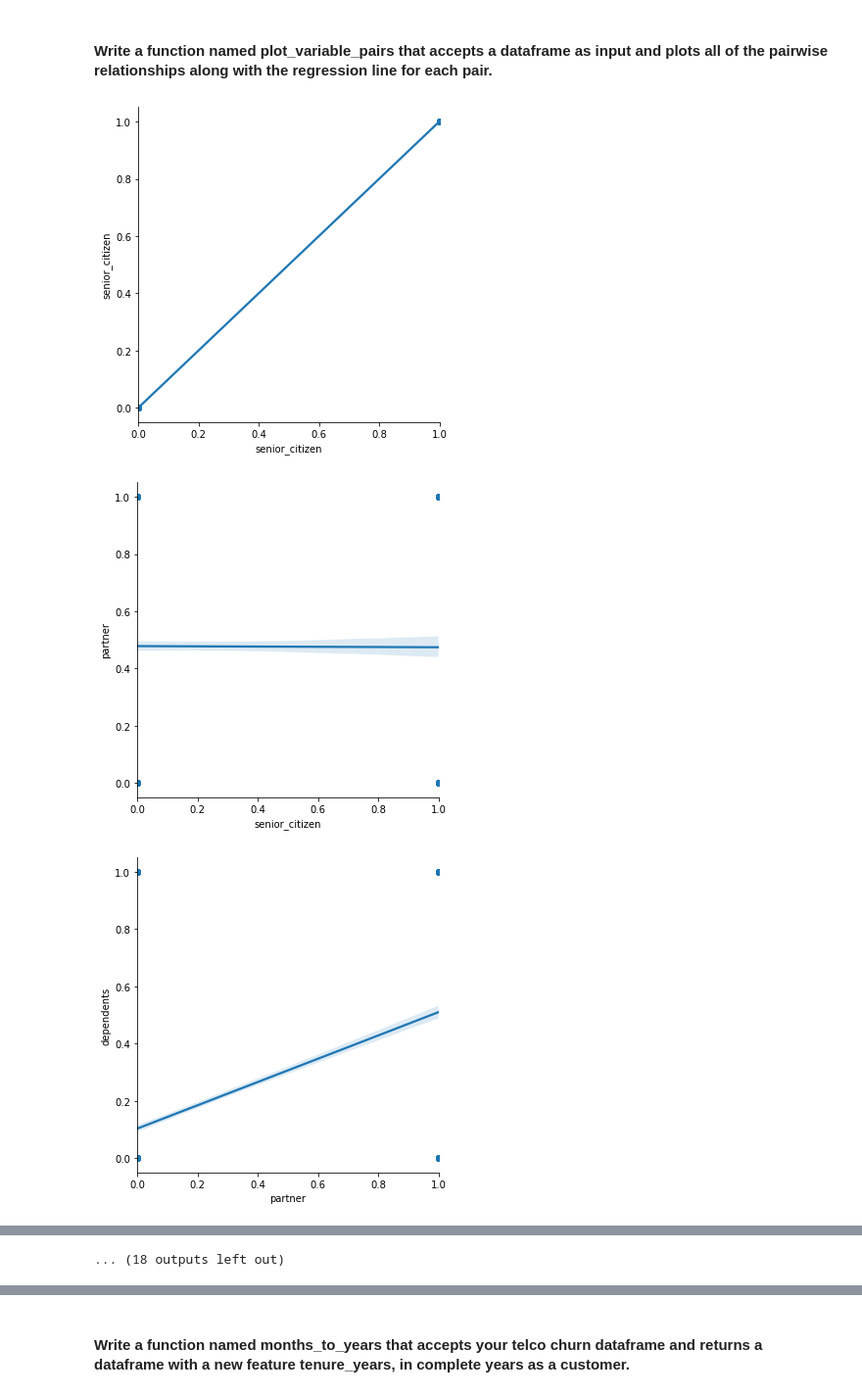
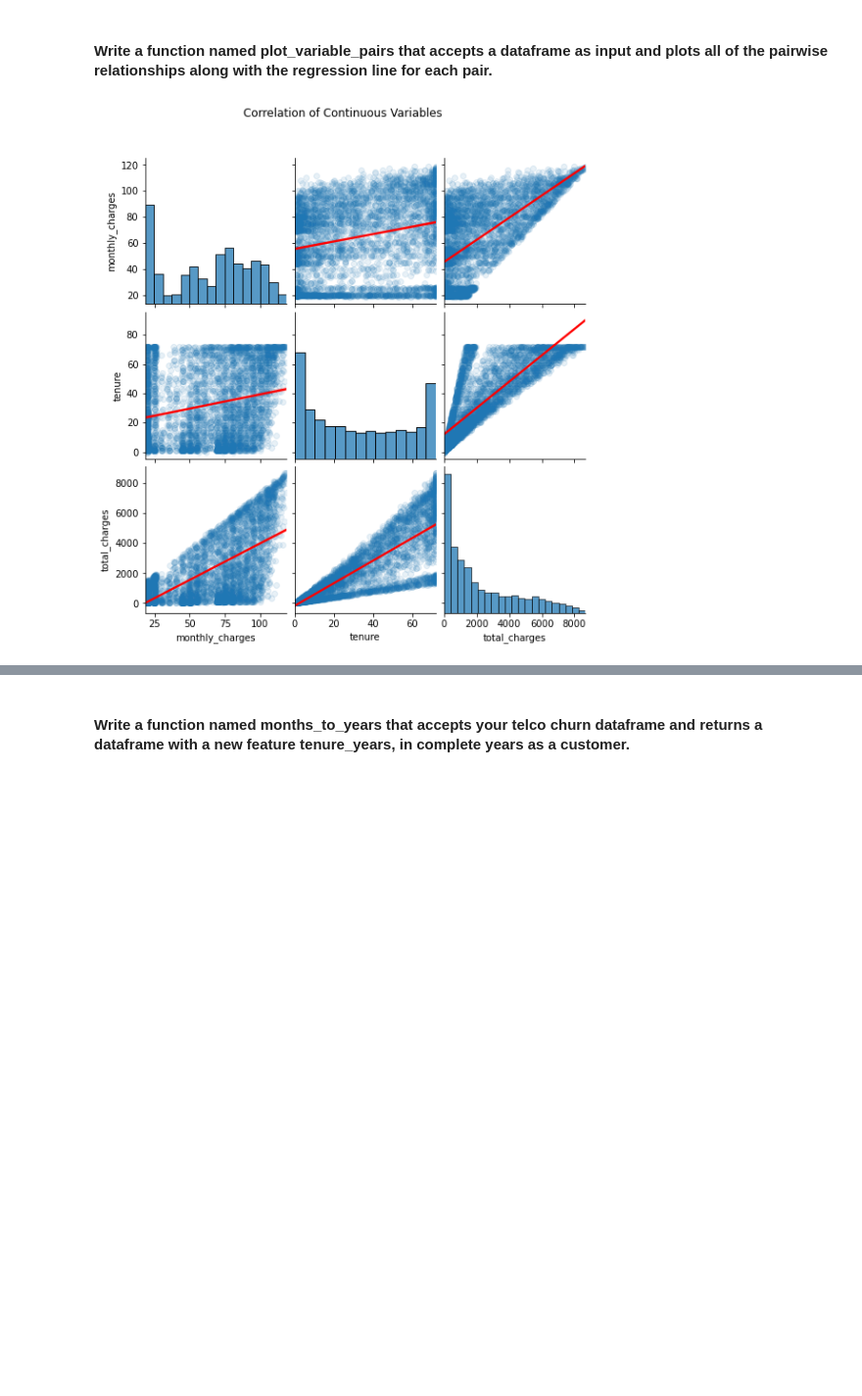
Before and after one commit to JaredVahle/regression-exercises, a Jupyter notebook: explore.ipynb, the cells around one changed output, grey strips where cells are left out. Shown: that part at 98% size. Saved outputs shown, nothing was run; the diff lists cells and outputs as text; code cells hidden in the pictures; blank space fills up the shorter version.

```diff
--- a/explore.ipynb
+++ b/explore.ipynb
@@ -70,16 +73,39 @@ contract_type_two_year                      uint8
 dtype: object
 # %% [markdown]
 #### Write a function named plot_variable_pairs that accepts a dataframe as input and plots all of the pairwise relationships along with the regression line for each pair.
+# %%
+telco_cols = ['monthly_charges', 'tenure', 'total_charges']
+descriptive = {'monthly_charges': 'Monthly Charges ($)',
+               'tenure': 'Tenure (months)',
+               'total_charges': 'Total Charges ($)',
+               'tenure_years': 'Tenure (years)',
+              '':''}
 # %%
-def plot_variable_pairs(train):
-    column = "senior_citizen"
-    for col in train.columns:
-        sns.lmplot(x = column,y =col, data = train,fit_reg = True)
-        plt.show()
-        column = col
+def plot_variable_pairs(train, cols, descriptive=None, hue=None):
+    '''
+    This function takes in a df, a list of cols to plot, and default hue=None
+    and displays a pairplot with a red regression line. If passed a descriptive
+    dictionary, converts axis titles to the corresponding names.
+    '''
+    # sets line-plot options and scatter-plot options
+    keyword_arguments={'line_kws':{'color':'red'}, 'scatter_kws': {'alpha': 0.1}}
+
+    # creates pairplot object
+    pairplot = sns.pairplot(train[cols], hue=hue, kind="reg",\
+            plot_kws=keyword_arguments)
+
+    # if passed a descriptive dictionary, iterates through matplotlib axes
+    # in our pairplot object and sets their axis labels to the corresponding
+    # strings.
+    if descriptive:
+        for ax in pairplot.axes.flat:
+            ax.set_xlabel(descriptive[ax.get_xlabel()])
+            ax.set_ylabel(descriptive[ax.get_ylabel()])
+
+    # Adds a super-title
+    pairplot.fig.suptitle('Correlation of Continuous Variables', y=1.08)
+    plt.show()
 # %%
-plot_variable_pairs(train)
+plot_variable_pairs(train,['monthly_charges', 'tenure', 'total_charges'])
 # %% [output]
-[figure, old version]
+[figure, new version]
-[figure, removed]
-[figure, removed]
@@ -95 +111,0 @@ plot_variable_pairs(train)
-... (18 outputs left out)
```
Also changed, not shown: parts of 11 cells of this notebook, 1 other file.
